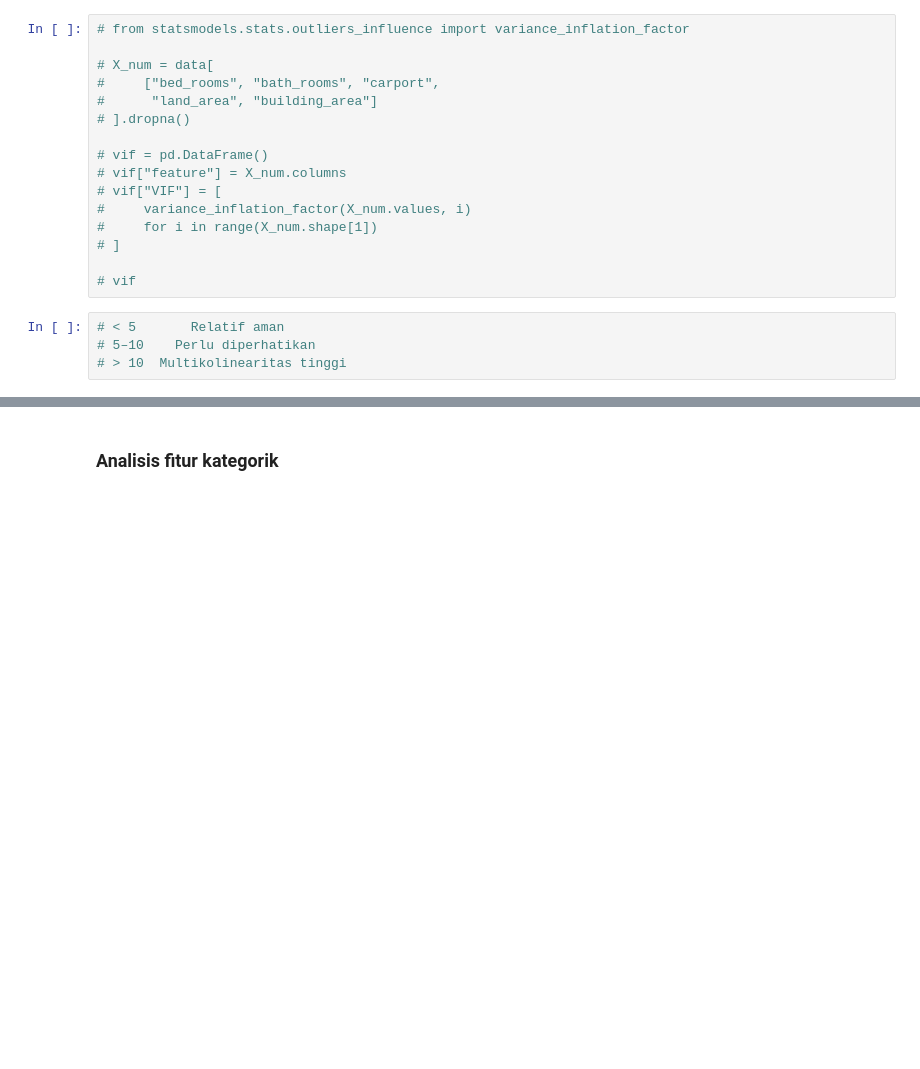
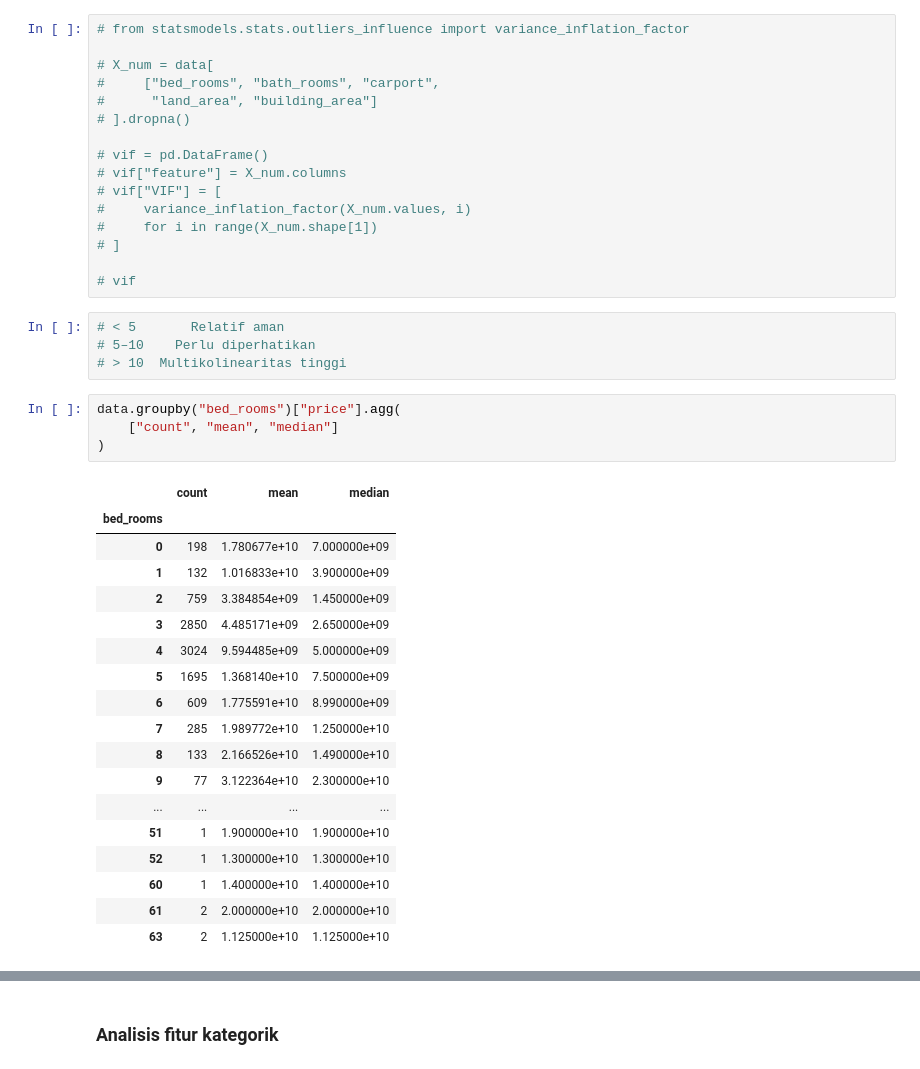
Before and after one commit to JasonVanBaskerville/jakarta_house_price_predict, a Jupyter notebook: jakarta_house_price_predict.ipynb, the cells around one changed output, grey strips where cells are left out. Saved outputs shown, nothing was run; the diff lists cells and outputs as text; blank space fills up the shorter version.

```diff
--- a/jakarta_house_price_predict.ipynb
+++ b/jakarta_house_price_predict.ipynb
@@ -522,3 +522,26 @@ cek multikolinearitas (jika model membutuhkan)
 # < 5	    Relatif aman
 # 5–10    Perlu diperhatikan
 # > 10	Multikolinearitas tinggi
+# %%
+data.groupby("bed_rooms")["price"].agg(
+    ["count", "mean", "median"]
+)
+# %% [output]
+|  | count | mean | median |
+| bed_rooms |  |  |  |
+| 0 | 198 | 1.780677e+10 | 7.000000e+09 |
+| 1 | 132 | 1.016833e+10 | 3.900000e+09 |
+| 2 | 759 | 3.384854e+09 | 1.450000e+09 |
+| 3 | 2850 | 4.485171e+09 | 2.650000e+09 |
+| 4 | 3024 | 9.594485e+09 | 5.000000e+09 |
+| 5 | 1695 | 1.368140e+10 | 7.500000e+09 |
+| 6 | 609 | 1.775591e+10 | 8.990000e+09 |
+| 7 | 285 | 1.989772e+10 | 1.250000e+10 |
+| 8 | 133 | 2.166526e+10 | 1.490000e+10 |
+| 9 | 77 | 3.122364e+10 | 2.300000e+10 |
+| ... | ... | ... | ... |
+| 51 | 1 | 1.900000e+10 | 1.900000e+10 |
+| 52 | 1 | 1.300000e+10 | 1.300000e+10 |
+| 60 | 1 | 1.400000e+10 | 1.400000e+10 |
+| 61 | 2 | 2.000000e+10 | 2.000000e+10 |
+| 63 | 2 | 1.125000e+10 | 1.125000e+10 |
```
Also changed, not shown: parts of 1 cell of this notebook, 1 other file.
